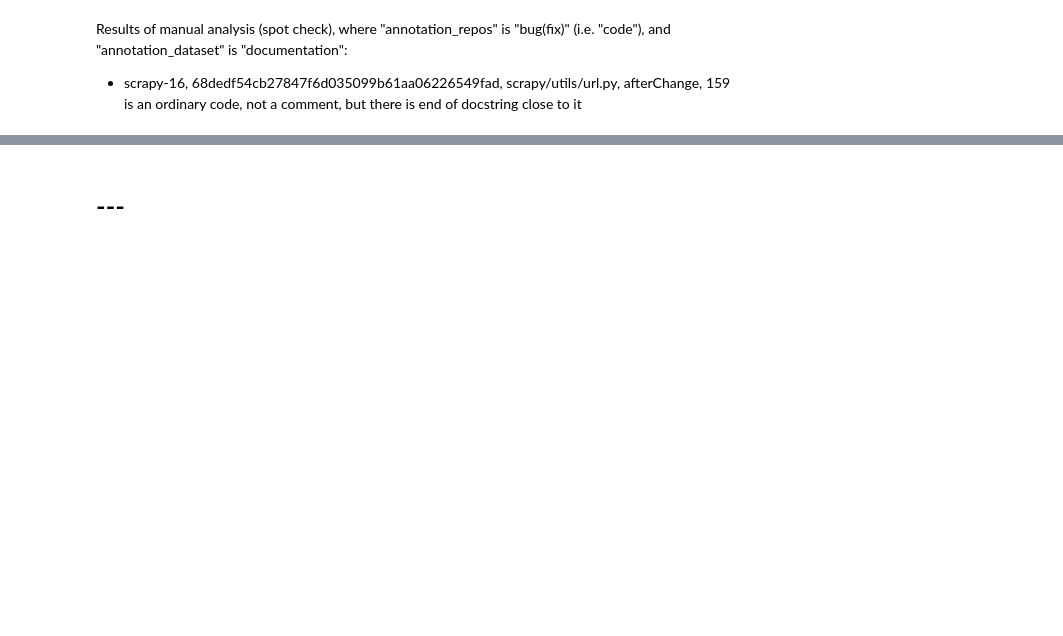
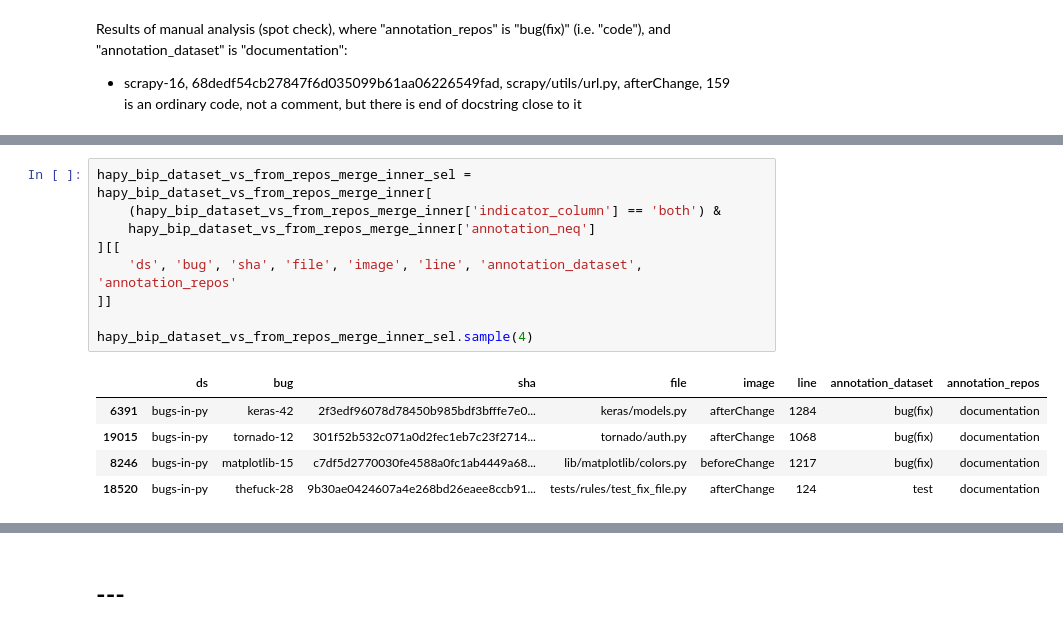
Before and after one commit to ncusi/PatchScope, a Jupyter notebook: notebooks/experiments/01-compare_annotations.ipynb, the cells around one changed output, grey strips where cells are left out. Drawn from its saved outputs; the diff is of its cells as text; blank space fills up the shorter version.

```diff
--- a/notebooks/experiments/01-compare_annotations.ipynb
+++ b/notebooks/experiments/01-compare_annotations.ipynb
@@ -3046,0 +3064,15 @@ Results of manual analysis (spot check), where "annotation_repos" is "bug(fix)"
+# %%
+hapy_bip_dataset_vs_from_repos_merge_inner_sel = hapy_bip_dataset_vs_from_repos_merge_inner[
+    (hapy_bip_dataset_vs_from_repos_merge_inner['indicator_column'] == 'both') &
+    hapy_bip_dataset_vs_from_repos_merge_inner['annotation_neq']
+][[
+    'ds', 'bug', 'sha', 'file', 'image', 'line', 'annotation_dataset', 'annotation_repos'
+]]
+
+hapy_bip_dataset_vs_from_repos_merge_inner_sel.sample(4)
+# %% [output]
+|  | ds | bug | sha | file | image | line | annotation_dataset | annotation_repos |
+| 6391 | bugs-in-py | keras-42 | 2f3edf96078d78450b985bdf3bfffe7e0... | keras/models.py | afterChange | 1284 | bug(fix) | documentation |
+| 19015 | bugs-in-py | tornado-12 | 301f52b532c071a0d2fec1eb7c23f2714... | tornado/auth.py | afterChange | 1068 | bug(fix) | documentation |
+| 8246 | bugs-in-py | matplotlib-15 | c7df5d2770030fe4588a0fc1ab4449a68... | lib/matplotlib/colors.py | beforeChange | 1217 | bug(fix) | documentation |
+| 18520 | bugs-in-py | thefuck-28 | 9b30ae0424607a4e268bd26eaee8ccb91... | tests/rules/test_fix_file.py | afterChange | 124 | test | documentation |
```
Also changed, not shown: parts of 10 cells of this notebook.
